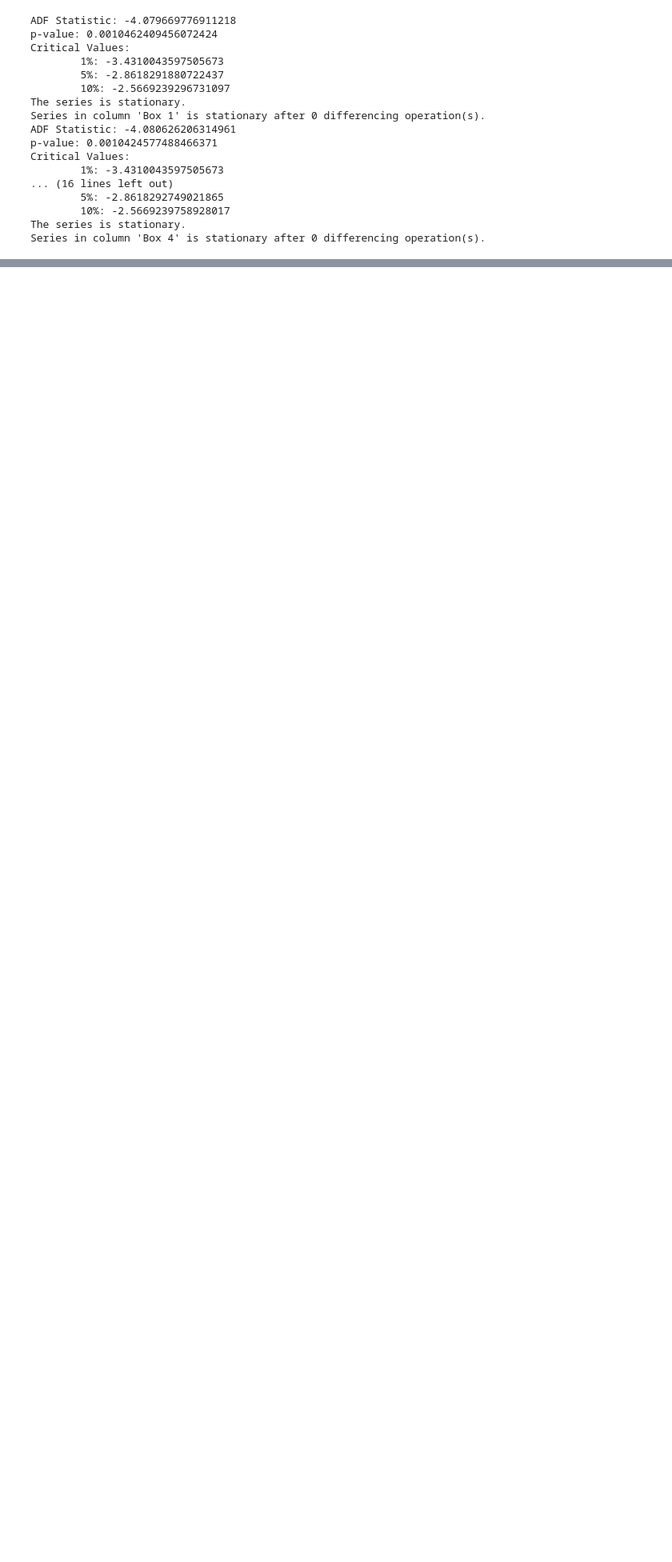
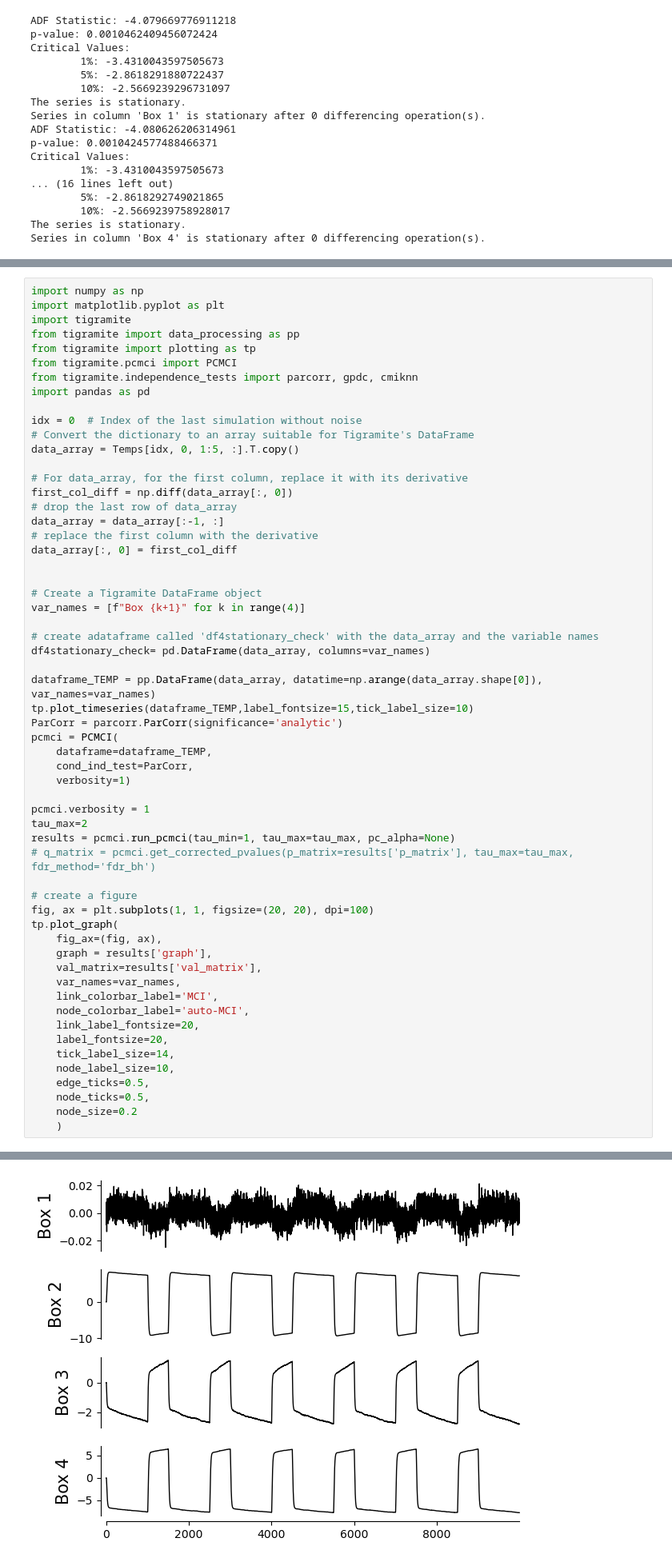
Before and after one commit to Peisong-Zheng/DO_causality, a Jupyter notebook: One_D_model_TBK_parcorr.ipynb, the cells around one changed output, grey strips where cells are left out. Shown at 80% size. Cells and saved outputs as stored; diff of their text form; blank space fills up the shorter version.

```diff
--- a/One_D_model_TBK_parcorr.ipynb
+++ b/One_D_model_TBK_parcorr.ipynb
@@ -91,0 +164,59 @@ Series in column 'Box 4' is stationary after 0 differencing operation(s).
+# %%
+import numpy as np
+import matplotlib.pyplot as plt
+import tigramite
+from tigramite import data_processing as pp
+from tigramite import plotting as tp
+from tigramite.pcmci import PCMCI
+from tigramite.independence_tests import parcorr, gpdc, cmiknn
+import pandas as pd
+
+idx = 0  # Index of the last simulation without noise
+# Convert the dictionary to an array suitable for Tigramite's DataFrame
+data_array = Temps[idx, 0, 1:5, :].T.copy()
+
+# For data_array, for the first column, replace it with its derivative
+first_col_diff = np.diff(data_array[:, 0])
+# drop the last row of data_array
+data_array = data_array[:-1, :]
+# replace the first column with the derivative
+data_array[:, 0] = first_col_diff
+
+
+# Create a Tigramite DataFrame object
+var_names = [f"Box {k+1}" for k in range(4)]
+
+# create adataframe called 'df4stationary_check' with the data_array and the variable names
+df4stationary_check= pd.DataFrame(data_array, columns=var_names)
+
+dataframe_TEMP = pp.DataFrame(data_array, datatime=np.arange(data_array.shape[0]), var_names=var_names)
+tp.plot_timeseries(dataframe_TEMP,label_fontsize=15,tick_label_size=10)
+ParCorr = parcorr.ParCorr(significance='analytic')
+pcmci = PCMCI(
+    dataframe=dataframe_TEMP,
+    cond_ind_test=ParCorr,
+    verbosity=1)
+
+pcmci.verbosity = 1
+tau_max=2
+results = pcmci.run_pcmci(tau_min=1, tau_max=tau_max, pc_alpha=None)
+# q_matrix = pcmci.get_corrected_pvalues(p_matrix=results['p_matrix'], tau_max=tau_max, fdr_method='fdr_bh')
+
+# create a figure
+fig, ax = plt.subplots(1, 1, figsize=(20, 20), dpi=100)
+tp.plot_graph(
+    fig_ax=(fig, ax),
+    graph = results['graph'],
+    val_matrix=results['val_matrix'],
+    var_names=var_names,
+    link_colorbar_label='MCI',
+    node_colorbar_label='auto-MCI',
+    link_label_fontsize=20,
+    label_fontsize=20,
+    tick_label_size=14,
+    node_label_size=10,
+    edge_ticks=0.5,
+    node_ticks=0.5,
+    node_size=0.2
+    )
+# %% [output]
@@ -91,0 +241 @@ Series in column 'Box 4' is stationary after 0 differencing operation(s).
+[figure, added]
```
Also changed, not shown: parts of 22 cells of this notebook, 2 other files.
